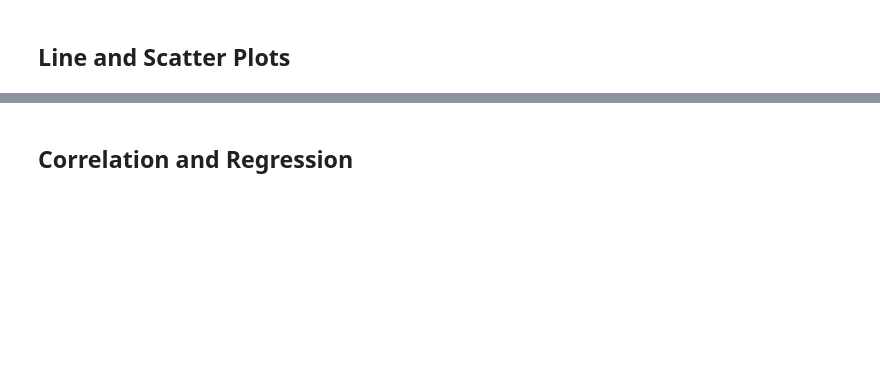
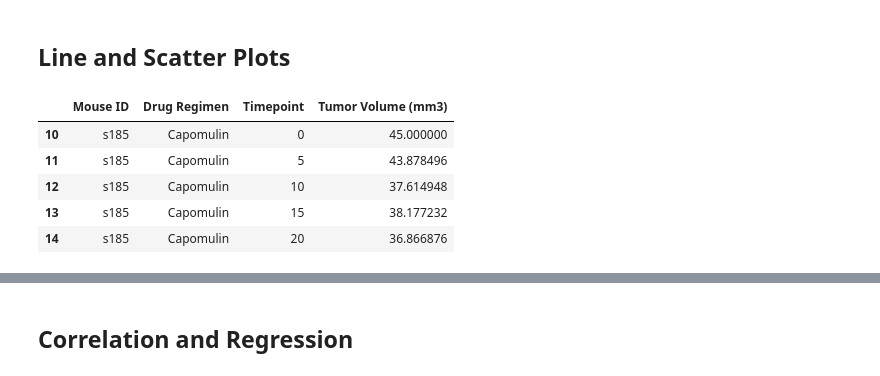
Before and after one commit to Patriotwo/Matplotlib-Challenge, a Jupyter notebook: Pymaceuticals/pymaceuticals_starter.ipynb, the cells around one changed output, grey strips where cells are left out. Drawn from its saved outputs; the diff is of its cells as text; code cells hidden in the pictures; blank space fills up the shorter version.

```diff
--- a/Pymaceuticals/pymaceuticals_starter.ipynb
+++ b/Pymaceuticals/pymaceuticals_starter.ipynb
@@ -558,0 +563,11 @@ AttributeError: module 'matplotlib.pyplot' has no attribute 'boxblot'
+# %%
+# Create a DataFrame for a single mouse treated with Capomulin
+line_df = capomulin_df.loc[capomulin_df ['Mouse ID'] == 's185']
+line_df.head()
+# %% [output]
+|  | Mouse ID | Drug Regimen | Timepoint | Tumor Volume (mm3) |
+| 10 | s185 | Capomulin | 0 | 45.000000 |
+| 11 | s185 | Capomulin | 5 | 43.878496 |
+| 12 | s185 | Capomulin | 10 | 37.614948 |
+| 13 | s185 | Capomulin | 15 | 38.177232 |
+| 14 | s185 | Capomulin | 20 | 36.866876 |
```
Also changed, not shown: parts of 3 cells of this notebook, 2 other files.
